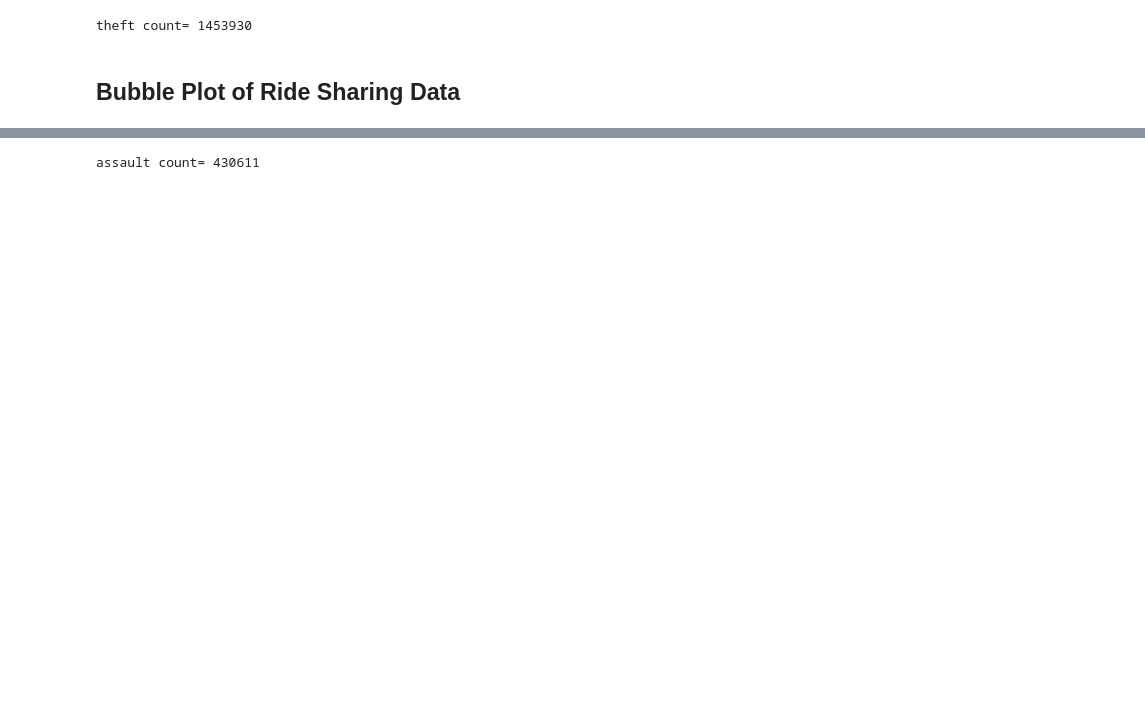
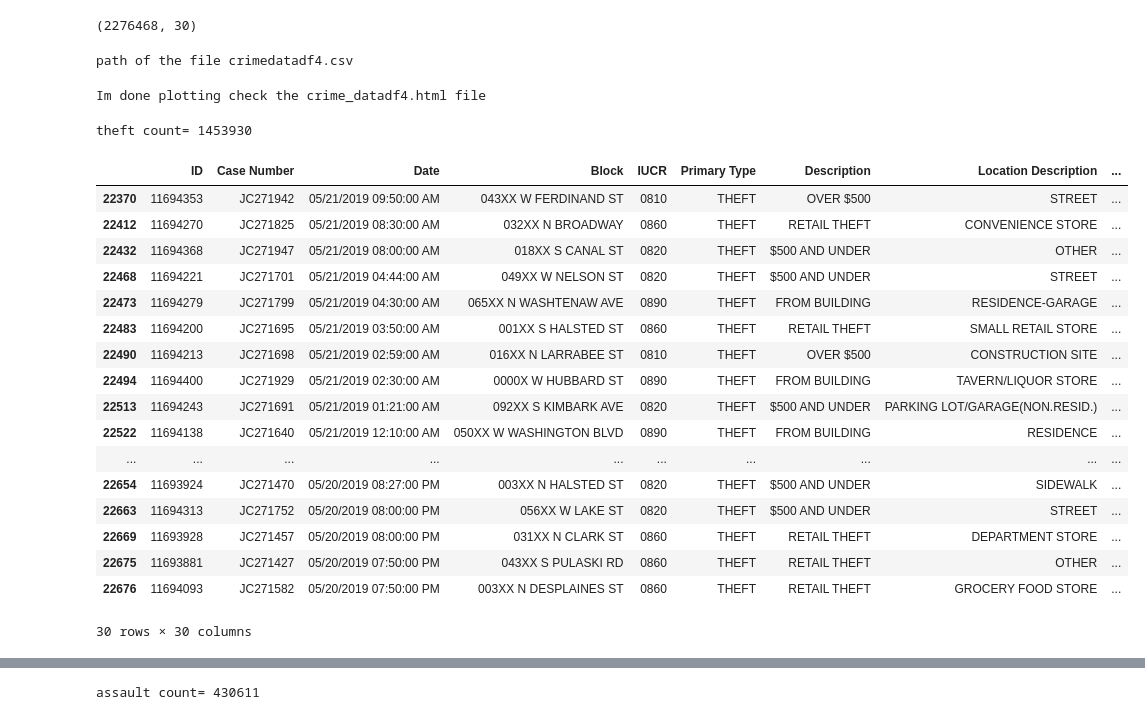
Before and after one commit to divyatv/ChicagoCrimeDataAnalysis_project1, a Jupyter notebook: chicago_crime_locations.ipynb, the cells around one changed output, grey strips where cells are left out. Drawn from its saved outputs; the diff is of its cells as text; code cells hidden in the pictures; blank space fills up the shorter version.

```diff
--- a/chicago_crime_locations.ipynb
+++ b/chicago_crime_locations.ipynb
@@ -89,0 +96,4 @@ city_datadf_remove_dup.head(20)
+# %%
+crimedatadf4.shape
+# %% [output]
+(2276468, 30)
@@ -89,0 +112,41 @@ city_datadf_remove_dup.head(20)
+# %%
+#Loading CSV file using pandas
+file_to_load = "crimedatadf4.csv"
+
+#printing the path of the file
+print ("path of the file", file_to_load)
+
+# Read Purchasing File and store into Pandas data frame
+crime_datadf4 = pd.read_csv(file_to_load)
+# %% [output]
+path of the file crimedatadf4.csv
+# %%
+import gmplot
+
+
+##Syntax for to list
+#Products_list = df.values.tolist()
+#AveragePurchasePrice=list(Summary_table_transposed['Average Purchase Price'])
+
+lat_list=list(crime_datadf4['Latitude'])
+lng_list=list(crime_datadf4['Longitude'])
+
+# print("lat list=", lat_list)
+# print("lng_list=",lng_list )
+
+# #declare the center of the map, and how much we want the map zoomed in
+gmap = gmplot.GoogleMapPlotter(41.881832, -87.623177, 13)
+# # API key
+gmap.apikey = 'AIzaSyAmpcf4PCVP54Sw3R_macfn8oA00_jaeGc'
+## I dont need connecting lines
+#gmap.plot(lat_list, lng_list, 'cornflowerblue', edge_width=10)
+#gmap.scatter(lat_list, lng_list, '#3B0B39', size=40, marker=False)
+#gmap.scatter(marker_lats, lng_list, 'k', marker=True)
+gmap.heatmap(lat_list,lng_list)
+
+## Save html file
+gmap.draw("crime_datadf4.html")
+
+print("Im done plotting check the crime_datadf4.html file")
+# %% [output]
+Im done plotting check the crime_datadf4.html file
@@ -90,19 +165,37 @@ city_datadf_remove_dup.head(20)
 # %%
+import gmaps
 theft_data= city_datadf_remove_dup.loc[(city_datadf_remove_dup['Primary Type']== 'THEFT'), :]
 theft_datadf=pd.DataFrame(theft_data)
 #theft_datadf.head()
 
 theft_datadf.to_csv("Theft_data.csv", index = None, header=True)
 
 theft_count=theft_datadf['ID'].count()
 print("theft count=", theft_count)
 
+# Drop all the rows which have null values
+
 theft_datadf = theft_datadf.dropna()
-theft_datadf = theft_datadf.drop(columns=['Unnamed: 0', 'ID', 'Case Number', 'Block', 'IUCR','Domestic', 'Beat', 'District', 'Ward','X Coordinate', 'Y Coordinate','Updated On', 'FBI Code'], axis = 1)
+#theft_datadf = theft_datadf.drop(columns=['Unnamed: 0', 'ID', 'Case Number', 'Block', 'IUCR','Domestic', 'Beat', 'District','X Coordinate', 'Y Coordinate','Updated On', 'FBI Code'], axis = 1)
 
-#df.to_csv
-#urban_data= merged_data.loc[ (merged_data['type'] == 'Urban'), : ]
+#theft_datadf.head(30)
 # %% [output]
 theft count= 1453930
+|  | ID | Case Number | Date | Block | IUCR | Primary Type | Description | Location Description | ... |
+| 22370 | 11694353 | JC271942 | 05/21/2019 09:50:00 AM | 043XX W FERDINAND ST | 0810 | THEFT | OVER $500 | STREET | ... |
+| 22412 | 11694270 | JC271825 | 05/21/2019 08:30:00 AM | 032XX N BROADWAY | 0860 | THEFT | RETAIL THEFT | CONVENIENCE STORE | ... |
+| 22432 | 11694368 | JC271947 | 05/21/2019 08:00:00 AM | 018XX S CANAL ST | 0820 | THEFT | $500 AND UNDER | OTHER | ... |
+| 22468 | 11694221 | JC271701 | 05/21/2019 04:44:00 AM | 049XX W NELSON ST | 0820 | THEFT | $500 AND UNDER | STREET | ... |
+| 22473 | 11694279 | JC271799 | 05/21/2019 04:30:00 AM | 065XX N WASHTENAW AVE | 0890 | THEFT | FROM BUILDING | RESIDENCE-GARAGE | ... |
+| 22483 | 11694200 | JC271695 | 05/21/2019 03:50:00 AM | 001XX S HALSTED ST | 0860 | THEFT | RETAIL THEFT | SMALL RETAIL STORE | ... |
+| 22490 | 11694213 | JC271698 | 05/21/2019 02:59:00 AM | 016XX N LARRABEE ST | 0810 | THEFT | OVER $500 | CONSTRUCTION SITE | ... |
+| 22494 | 11694400 | JC271929 | 05/21/2019 02:30:00 AM | 0000X W HUBBARD ST | 0890 | THEFT | FROM BUILDING | TAVERN/LIQUOR STORE | ... |
+| 22513 | 11694243 | JC271691 | 05/21/2019 01:21:00 AM | 092XX S KIMBARK AVE | 0820 | THEFT | $500 AND UNDER | PARKING LOT/GARAGE(NON.RESID.) | ... |
+| 22522 | 11694138 | JC271640 | 05/21/2019 12:10:00 AM | 050XX W WASHINGTON BLVD | 0890 | THEFT | FROM BUILDING | RESIDENCE | ... |
+| ... | ... | ... | ... | ... | ... | ... | ... | ... | ... |
+| 22654 | 11693924 | JC271470 | 05/20/2019 08:27:00 PM | 003XX N HALSTED ST | 0820 | THEFT | $500 AND UNDER | SIDEWALK | ... |
+| 22663 | 11694313 | JC271752 | 05/20/2019 08:00:00 PM | 056XX W LAKE ST | 0820 | THEFT | $500 AND UNDER | STREET | ... |
+| 22669 | 11693928 | JC271457 | 05/20/2019 08:00:00 PM | 031XX N CLARK ST | 0860 | THEFT | RETAIL THEFT | DEPARTMENT STORE | ... |
+| 22675 | 11693881 | JC271427 | 05/20/2019 07:50:00 PM | 043XX S PULASKI RD | 0860 | THEFT | RETAIL THEFT | OTHER | ... |
+| 22676 | 11694093 | JC271582 | 05/20/2019 07:50:00 PM | 003XX N DESPLAINES ST | 0860 | THEFT | RETAIL THEFT | GROCERY FOOD STORE | ... |
+30 rows × 30 columns
-# %% [markdown]
-## Bubble Plot of Ride Sharing Data
```
Also changed, not shown: parts of 40 cells of this notebook, 1 other file.
